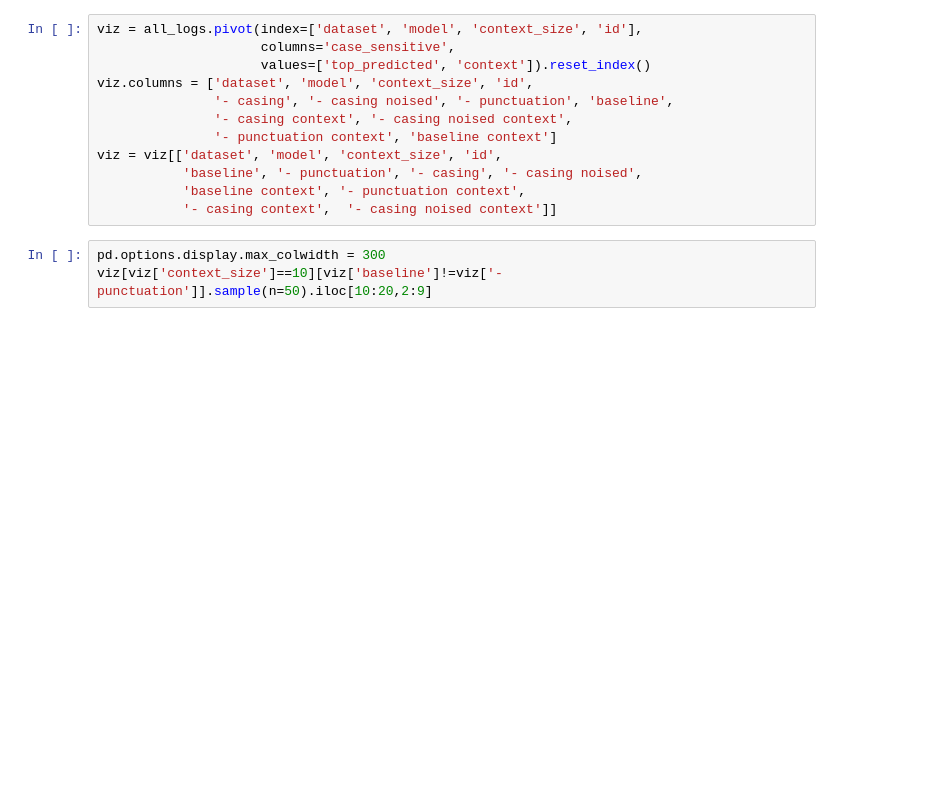
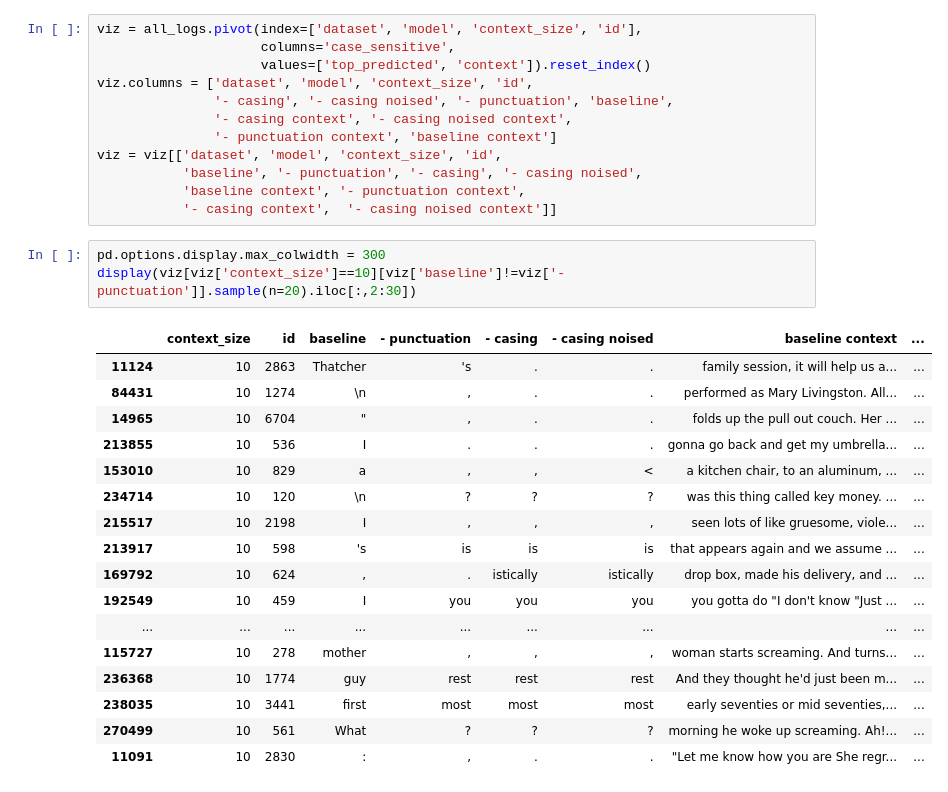
Before and after one commit to rbroc/eval-neuroscout-lm, a Jupyter notebook: Analysis.ipynb, the cells around one changed output. Drawn from its saved outputs; the diff is of its cells as text; blank space fills up the shorter version.

```diff
--- a/Analysis.ipynb
+++ b/Analysis.ipynb
@@ -219,4 +246,22 @@ viz = viz[['dataset', 'model', 'context_size', 'id',
            '- casing context',  '- casing noised context']]
 # %%
 pd.options.display.max_colwidth = 300
-viz[viz['context_size']==10][viz['baseline']!=viz['- punctuation']].sample(n=50).iloc[10:20,2:9]
+display(viz[viz['context_size']==10][viz['baseline']!=viz['- punctuation']].sample(n=20).iloc[:,2:30])
+# %% [output]
+|  | context_size | id | baseline | - punctuation | - casing | - casing noised | baseline context | ... |
+| 11124 | 10 | 2863 | Thatcher | 's | . | . | family session, it will help us a... | ... |
+| 84431 | 10 | 1274 | \n | , | . | . | performed as Mary Livingston. All... | ... |
+| 14965 | 10 | 6704 | " | , | . | . | folds up the pull out couch. Her ... | ... |
+| 213855 | 10 | 536 | I | . | . | . | gonna go back and get my umbrella... | ... |
+| 153010 | 10 | 829 | a | , | , | < | a kitchen chair, to an aluminum, ... | ... |
+| 234714 | 10 | 120 | \n | ? | ? | ? | was this thing called key money. ... | ... |
+| 215517 | 10 | 2198 | I | , | , | , | seen lots of like gruesome, viole... | ... |
+| 213917 | 10 | 598 | 's | is | is | is | that appears again and we assume ... | ... |
+| 169792 | 10 | 624 | , | . | istically | istically | drop box, made his delivery, and ... | ... |
+| 192549 | 10 | 459 | I | you | you | you | you gotta do "I don't know "Just ... | ... |
+| ... | ... | ... | ... | ... | ... | ... | ... | ... |
+| 115727 | 10 | 278 | mother | , | , | , | woman starts screaming. And turns... | ... |
+| 236368 | 10 | 1774 | guy | rest | rest | rest | And they thought he'd just been m... | ... |
+| 238035 | 10 | 3441 | first | most | most | most | early seventies or mid seventies,... | ... |
+| 270499 | 10 | 561 | What | ? | ? | ? | morning he woke up screaming. Ah!... | ... |
+| 11091 | 10 | 2830 | : | , | . | . | "Let me know how you are She regr... | ... |
```
Also changed, not shown: parts of 16 cells of this notebook, 2 other files.
